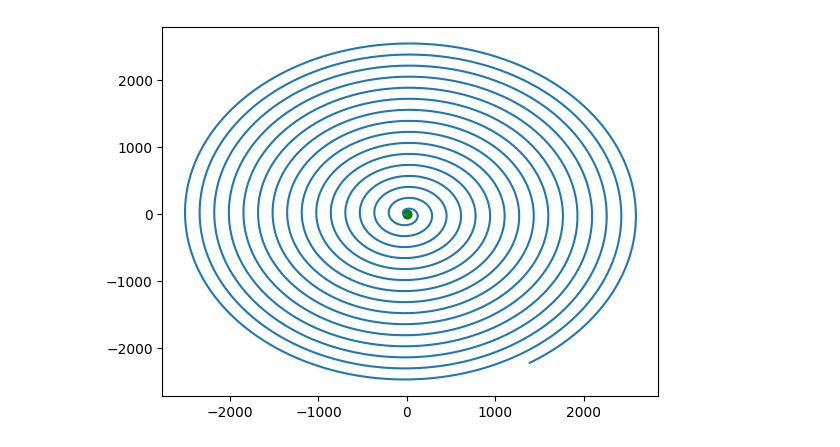
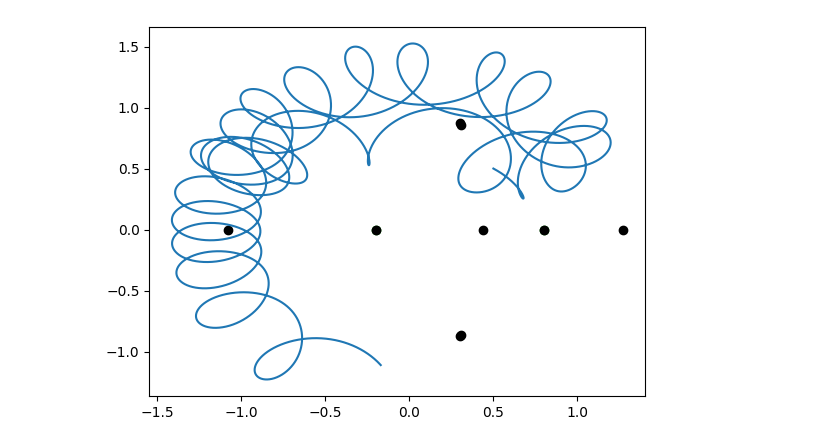
Before and after one commit to ZhizhchenkoA/Mechanic_Project, a Jupyter notebook: Z.ipynb, the cells around one changed output. Cells and saved outputs as stored; diff of their text form; code cells hidden in the pictures.

```diff
--- a/Z.ipynb
+++ b/Z.ipynb
@@ -13,4 +8,34 @@ def f(x, y):
+# %%
+mu = 0.2
+def f(x, y):
+  r1 = ((x + mu) ** 2 + y ** 2) ** 0.5
+  r2 = ((x - 1 + mu) ** 2 + y ** 2) ** 0.5
+  return (x ** 2 + y ** 2) / 2 + (1 - mu) / r1 + mu / r2 + ((1 - mu) * mu) / 2
+
+def diff_u_x(x, y):
+  delta = 0.00001
+  return (-1) * (f(x + delta, y) - f(x, y)) / delta
+
+def diff_u_y(x, y):
+  delta = 0.00001
+  return (-1) * (f(x, y + delta) - f(x, y)) / delta
+
+def x_dot(x, y, px, py):
+  return px + y
+
+def y_dot(x, y, px, py):
+  return py - x
+
+def px_dot(x, y, px, py):
+  return py - x + diff_u_x(x, y)
+
+def py_dot(x, y, px, py):
+  return -px - y + diff_u_y(x, y)
+
+def W(x, y):
+  return -math.log((abs(diff_u_x(x, y)) + abs(diff_u_y(x, y))) ** 0.01 + 1e-10, 10)
 # %%
+
 lim_x_min, lim_x_max = -1.5, 1.5
 step_x = 0.01
 lim_y_min, lim_y_max = -1.5, 1.5
@@ -19,7 +44,8 @@ mx = np.arange(lim_x_min, lim_x_max, step_x)
 my = np.arange(lim_y_min, lim_y_max, step_y)
 ans_x, ans_y = np.array([]), np.array([])
 xg, yg = [], []
-epsilon = 1e-6
+epsilon = 0
+
 for x in tqdm(mx):
   for y in my:
     if (f(x, y) - f(x - step_x, y)) * (f(x + step_x, y) - f(x, y)) < epsilon and \
@@ -28,6 +54,7 @@ for x in tqdm(mx):
         ans_y = np.append(ans_y, y)
         xg.append(int((lim_x_min + x) * (1 / step_x)))
         yg.append(int((lim_y_min + y) * (1 / step_y)))
+
 k = int((lim_x_max - lim_x_min) / step_x)
 arr = np.zeros((k, k))
 arr[yg, xg] = 1
@@ -58,10 +77,10 @@ def py_dot(x, y, px, py):
 # %%
-x = 0
-y = 0
-px = 0
-py = 0
+x = 0.5
+y = 0.5
+px = 0.15
+py = 0.02
 delta_t = 0.0001
-t_number = 1000000
+t_number = 500000
 X, Y, PX, PY = [x], [y], [px], [py]
 for _ in range(t_number):
   X.append(X[-1] + x_dot(x, y, px, py) * delta_t)
@@ -75,6 +94,7 @@ for _ in range(t_number):
 # %%
 plt.scatter([-mu, 1 - mu], [0, 0], c='green')
 plt.plot(X, Y)
+plt.scatter(ans_x, ans_y, c='black')
 plt.show()
 # %% [output]
-[figure, old version]
+[figure, new version]
```
Also changed, not shown: parts of 5 cells of this notebook.
